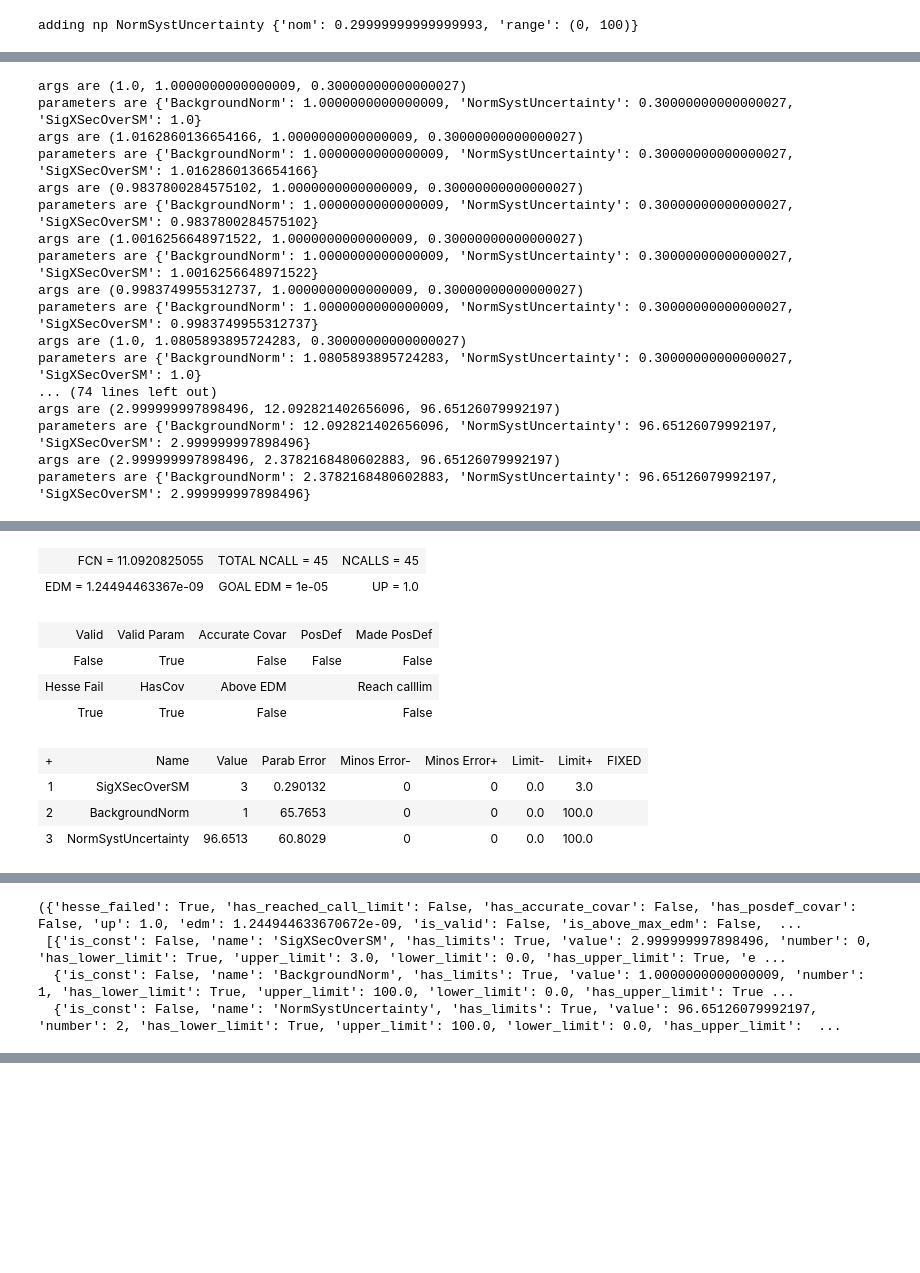
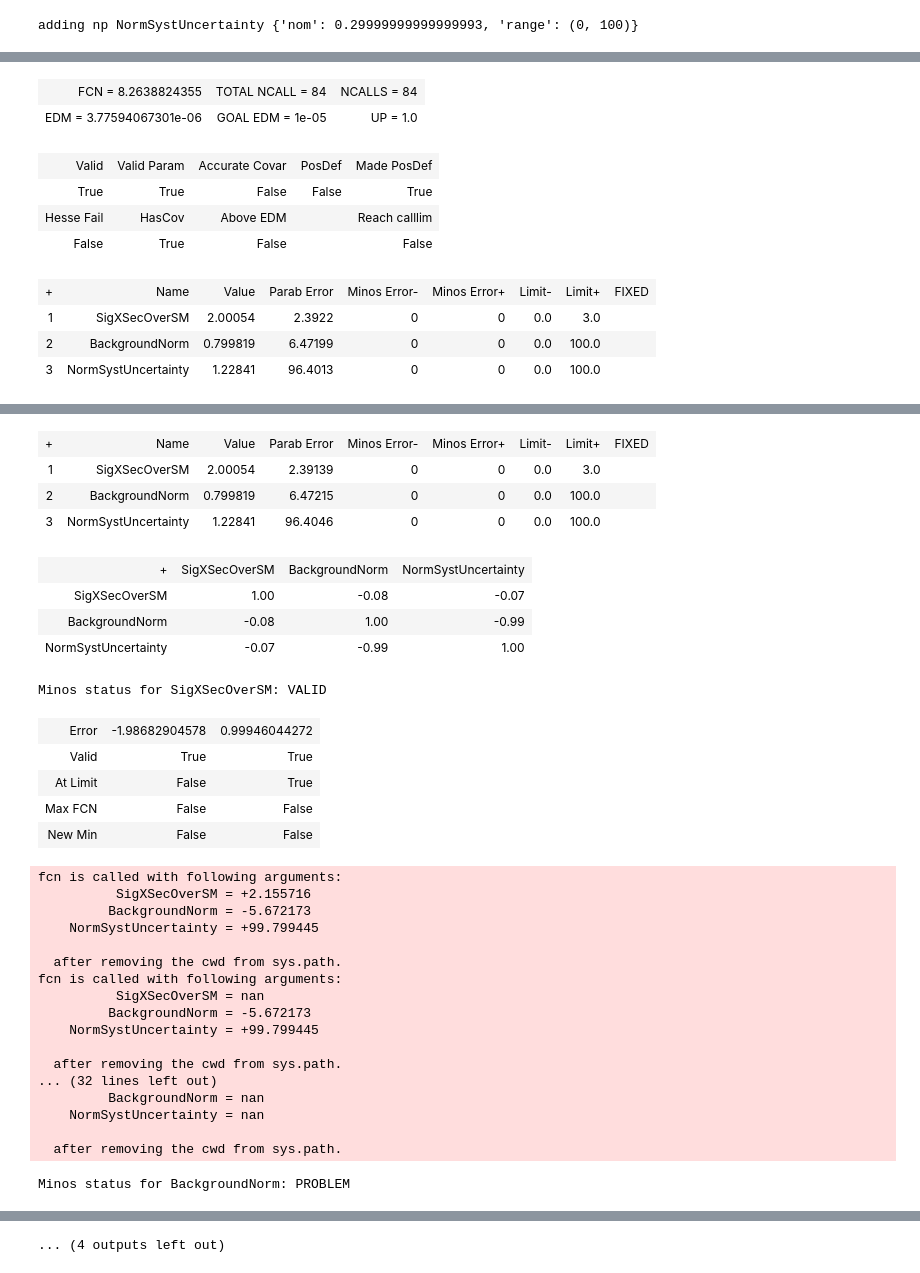
Before and after one commit to Histimator/Histimator, a Jupyter notebook: TestingConstraints.ipynb, the cells around one changed output, grey strips where cells are left out. Saved outputs shown, nothing was run; the diff lists cells and outputs as text; code cells hidden in the pictures; blank space fills up the shorter version.

```diff
--- a/TestingConstraints.ipynb
+++ b/TestingConstraints.ipynb
@@ -220,39 +171,50 @@ params are  {'error_BackgroundNorm': 50.0, 'error_SigXSecOverSM': 1.5, 'Backgrou
 # %%
 minimiser = Minuit(blh, **params)
 minimiser.migrad()
-#minimiser.hesse()
-#minimiser.minos()
+minimiser.hesse()
+minimiser.minos()
 # %% [output]
-args are (1.0, 1.0000000000000009, 0.30000000000000027)
-parameters are {'BackgroundNorm': 1.0000000000000009, 'NormSystUncertainty': 0.30000000000000027, 'SigXSecOverSM': 1.0}
-args are (1.0162860136654166, 1.0000000000000009, 0.30000000000000027)
-parameters are {'BackgroundNorm': 1.0000000000000009, 'NormSystUncertainty': 0.30000000000000027, 'SigXSecOverSM': 1.0162860136654166}
-args are (0.9837800284575102, 1.0000000000000009, 0.30000000000000027)
-parameters are {'BackgroundNorm': 1.0000000000000009, 'NormSystUncertainty': 0.30000000000000027, 'SigXSecOverSM': 0.9837800284575102}
-args are (1.0016256648971522, 1.0000000000000009, 0.30000000000000027)
-parameters are {'BackgroundNorm': 1.0000000000000009, 'NormSystUncertainty': 0.30000000000000027, 'SigXSecOverSM': 1.0016256648971522}
-args are (0.9983749955312737, 1.0000000000000009, 0.30000000000000027)
-parameters are {'BackgroundNorm': 1.0000000000000009, 'NormSystUncertainty': 0.30000000000000027, 'SigXSecOverSM': 0.9983749955312737}
-args are (1.0, 1.0805893895724283, 0.30000000000000027)
-parameters are {'BackgroundNorm': 1.0805893895724283, 'NormSystUncertainty': 0.30000000000000027, 'SigXSecOverSM': 1.0}
-... (74 lines left out)
-args are (2.999999997898496, 12.092821402656096, 96.65126079992197)
-parameters are {'BackgroundNorm': 12.092821402656096, 'NormSystUncertainty': 96.65126079992197, 'SigXSecOverSM': 2.999999997898496}
-args are (2.999999997898496, 2.3782168480602883, 96.65126079992197)
-parameters are {'BackgroundNorm': 2.3782168480602883, 'NormSystUncertainty': 96.65126079992197, 'SigXSecOverSM': 2.999999997898496}
 [interactive output not drawn]
-| FCN = 11.0920825055 | TOTAL NCALL = 45 | NCALLS = 45 |
-| EDM = 1.24494463367e-09 | GOAL EDM = 1e-05 | UP = 1.0 |
+| FCN = 8.2638824355 | TOTAL NCALL = 84 | NCALLS = 84 |
+| EDM = 3.77594067301e-06 | GOAL EDM = 1e-05 | UP = 1.0 |
 | Valid | Valid Param | Accurate Covar | PosDef | Made PosDef |
-| False | True | False | False | False |
+| True | True | False | False | True |
 | Hesse Fail | HasCov | Above EDM |  | Reach calllim |
-| True | True | False |  | False |
+| False | True | False |  | False |
 | + | Name | Value | Parab Error | Minos Error- | Minos Error+ | Limit- | Limit+ | FIXED |
-| 1 | SigXSecOverSM | 3 | 0.290132 | 0 | 0 | 0.0 | 3.0 |  |
-| 2 | BackgroundNorm | 1 | 65.7653 | 0 | 0 | 0.0 | 100.0 |  |
-| 3 | NormSystUncertainty | 96.6513 | 60.8029 | 0 | 0 | 0.0 | 100.0 |  |
+| 1 | SigXSecOverSM | 2.00054 | 2.3922 | 0 | 0 | 0.0 | 3.0 |  |
+| 2 | BackgroundNorm | 0.799819 | 6.47199 | 0 | 0 | 0.0 | 100.0 |  |
+| 3 | NormSystUncertainty | 1.22841 | 96.4013 | 0 | 0 | 0.0 | 100.0 |  |
 [interactive output not drawn]
+| + | Name | Value | Parab Error | Minos Error- | Minos Error+ | Limit- | Limit+ | FIXED |
+| 1 | SigXSecOverSM | 2.00054 | 2.39139 | 0 | 0 | 0.0 | 3.0 |  |
+| 2 | BackgroundNorm | 0.799819 | 6.47215 | 0 | 0 | 0.0 | 100.0 |  |
+| 3 | NormSystUncertainty | 1.22841 | 96.4046 | 0 | 0 | 0.0 | 100.0 |  |
+| + | SigXSecOverSM | BackgroundNorm | NormSystUncertainty |
+| SigXSecOverSM | 1.00 | -0.08 | -0.07 |
+| BackgroundNorm | -0.08 | 1.00 | -0.99 |
+| NormSystUncertainty | -0.07 | -0.99 | 1.00 |
+Minos status for SigXSecOverSM: VALID
+| Error | -1.98682904578 | 0.99946044272 |
+| Valid | True | True |
+| At Limit | False | True |
+| Max FCN | False | False |
+| New Min | False | False |
-({'hesse_failed': True, 'has_reached_call_limit': False, 'has_accurate_covar': False, 'has_posdef_covar': False, 'up': 1.0, 'edm': 1.244944633670672e-09, 'is_valid': False, 'is_above_max_edm': False,  ...
- [{'is_const': False, 'name': 'SigXSecOverSM', 'has_limits': True, 'value': 2.999999997898496, 'number': 0, 'has_lower_limit': True, 'upper_limit': 3.0, 'lower_limit': 0.0, 'has_upper_limit': True, 'e ...
-  {'is_const': False, 'name': 'BackgroundNorm', 'has_limits': True, 'value': 1.0000000000000009, 'number': 1, 'has_lower_limit': True, 'upper_limit': 100.0, 'lower_limit': 0.0, 'has_upper_limit': True ...
-  {'is_const': False, 'name': 'NormSystUncertainty', 'has_limits': True, 'value': 96.65126079992197, 'number': 2, 'has_lower_limit': True, 'upper_limit': 100.0, 'lower_limit': 0.0, 'has_upper_limit':  ...
+fcn is called with following arguments:
+          SigXSecOverSM = +2.155716
+         BackgroundNorm = -5.672173
+    NormSystUncertainty = +99.799445
+
+  after removing the cwd from sys.path.
+fcn is called with following arguments:
+          SigXSecOverSM = nan
+         BackgroundNorm = -5.672173
+    NormSystUncertainty = +99.799445
+
+  after removing the cwd from sys.path.
+... (32 lines left out)
+         BackgroundNorm = nan
+    NormSystUncertainty = nan
+
+  after removing the cwd from sys.path.
+Minos status for BackgroundNorm: PROBLEM
@@ -259,3 +226,4 @@ parameters are {'BackgroundNorm': 2.3782168480602883, 'NormSystUncertainty': 96.
+... (4 outputs left out)
 # %%
 minimiser.draw_mnprofile('SigXSecOverSM')
 # %% [output]
```
Also changed, not shown: parts of 12 cells of this notebook, 4 other files.
